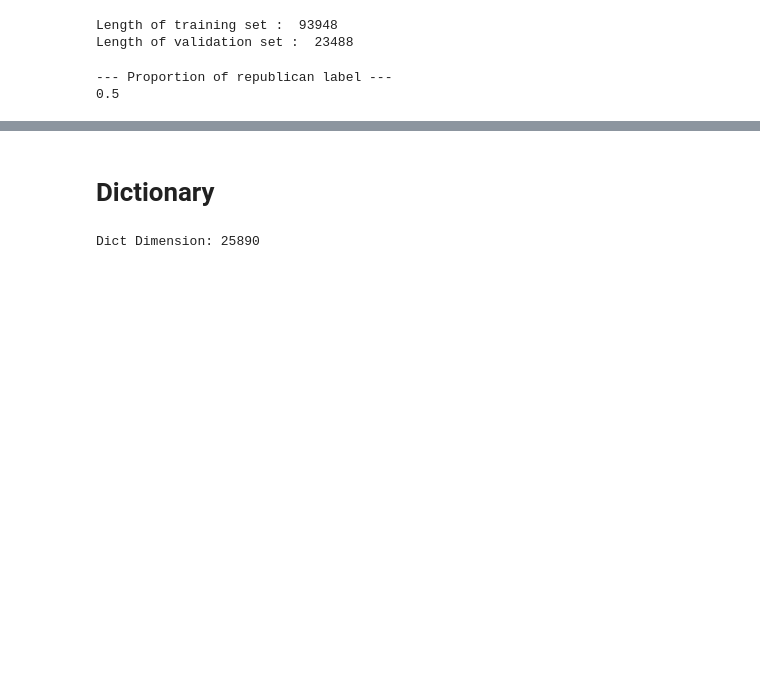
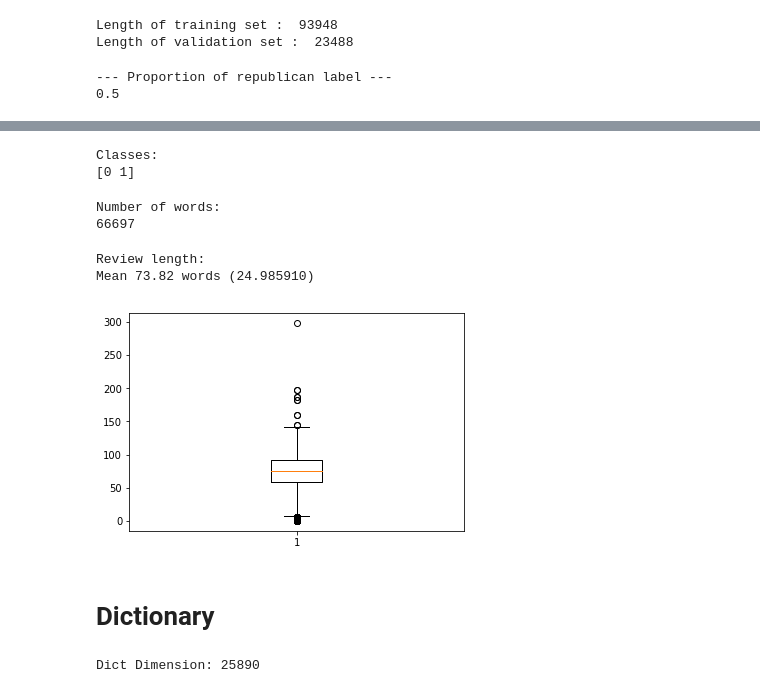
Before and after one commit to jeanromainroy/election_2016, a Jupyter notebook: analysis/3-analysis_with_models.ipynb, the cells around one changed output, grey strips where cells are left out. Drawn from its saved outputs; the diff is of its cells as text; code cells hidden in the pictures; blank space fills up the shorter version.

Commit message:
Added length review of data.

```diff
--- a/analysis/3-analysis_with_models.ipynb
+++ b/analysis/3-analysis_with_models.ipynb
@@ -144,3 +147,31 @@ print(checkBalanced(train_Y))
+# %%
+# Summarize number of classes
+print("Classes: ")
+print(np.unique(train_Y))
+# %% [output]
+Classes:
+[0 1]
+# %%
+# Summarize number of words
+print("Number of words: ")
+print(len(np.unique(np.hstack(train_X))))
+# %% [output]
+Number of words:
+66697
+# %%
+# Summarize review length
+print("Review length: ")
+result = [len(x) for x in train_X]
+print("Mean %.2f words (%f)" % (np.mean(result), np.std(result)))
+# plot review length
+fig = plt.figure()
+plt.boxplot(result)
+plt.show()
+fig.savefig('results/data_length_review.pdf', bbox_inches='tight')
+# %% [output]
+Review length:
+Mean 73.82 words (24.985910)
+[figure, added]
 # %% [markdown]
 # Dictionary
 # %%
```
Also changed, not shown: parts of 1 cell of this notebook, 1 other file.
